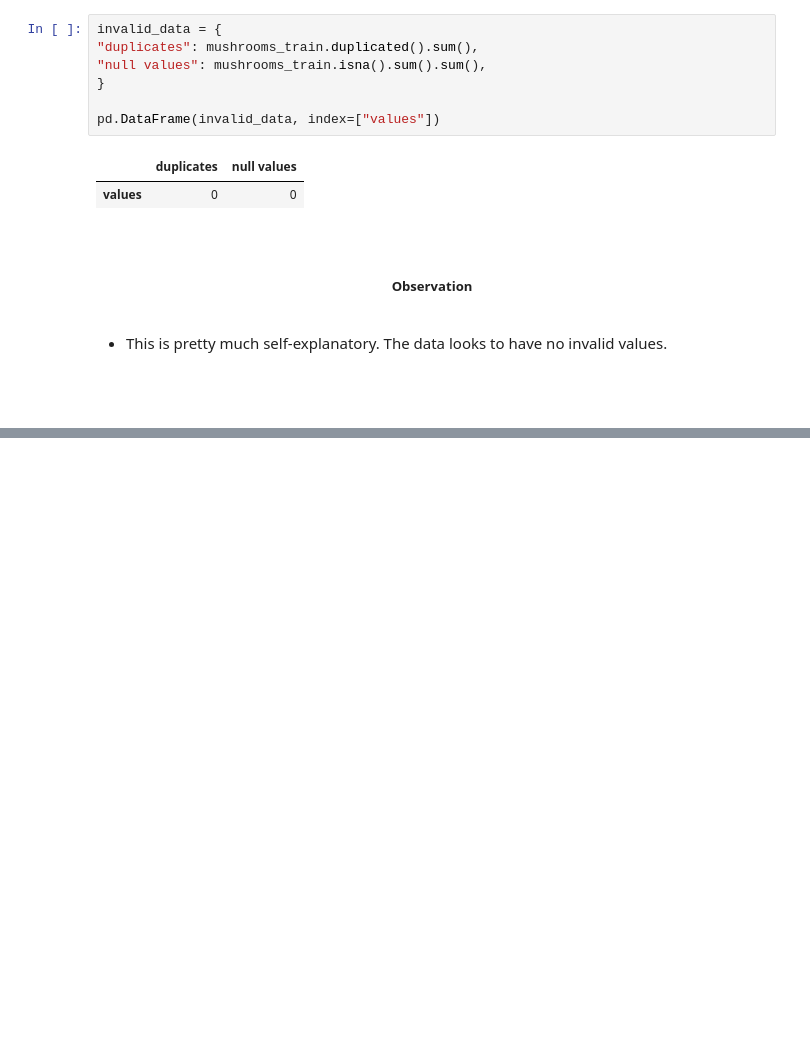
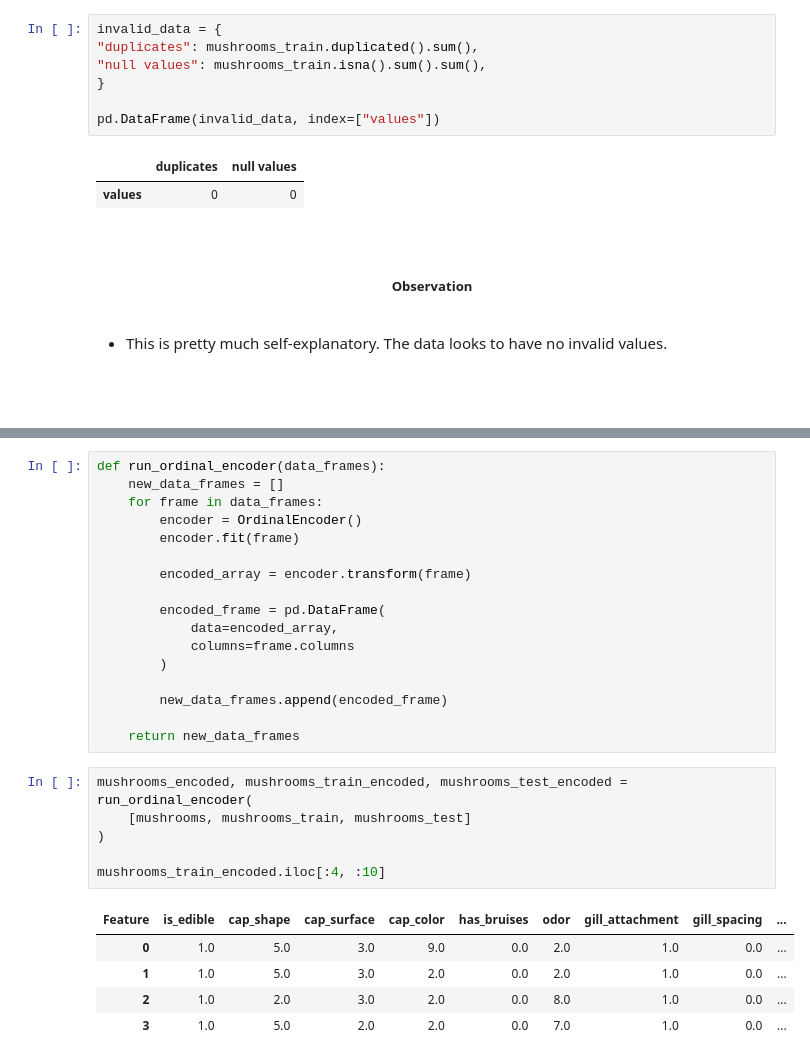
Before and after one commit to MondeAnna/posinous-mushrooms, a Jupyter notebook: notebook/mushrooms.ipynb, the cells around one changed output, grey strips where cells are left out. Drawn from its saved outputs; the diff is of its cells as text; blank space fills up the shorter version.

Commit message:
feat (eda): run one-hot encoding
    • used ordinal encoder

    • encoding run on:
        ⋄ original data
        ⋄ training set
        ⋄ test set

```diff
--- a/notebook/mushrooms.ipynb
+++ b/notebook/mushrooms.ipynb
@@ -255,0 +265,29 @@ pd.DataFrame(invalid_data, index=["values"])
+# %%
+def run_ordinal_encoder(data_frames):
+    new_data_frames = []
+    for frame in data_frames:
+        encoder = OrdinalEncoder()
+        encoder.fit(frame)
+
+        encoded_array = encoder.transform(frame)
+
+        encoded_frame = pd.DataFrame(
+            data=encoded_array,
+            columns=frame.columns
+        )
+
+        new_data_frames.append(encoded_frame)
+
+    return new_data_frames
+# %%
+mushrooms_encoded, mushrooms_train_encoded, mushrooms_test_encoded = run_ordinal_encoder(
+    [mushrooms, mushrooms_train, mushrooms_test]
+)
+
+mushrooms_train_encoded.iloc[:4, :10]
+# %% [output]
+| Feature | is_edible | cap_shape | cap_surface | cap_color | has_bruises | odor | gill_attachment | gill_spacing | ... |
+| 0 | 1.0 | 5.0 | 3.0 | 9.0 | 0.0 | 2.0 | 1.0 | 0.0 | ... |
+| 1 | 1.0 | 5.0 | 3.0 | 2.0 | 0.0 | 2.0 | 1.0 | 0.0 | ... |
+| 2 | 1.0 | 2.0 | 3.0 | 2.0 | 0.0 | 8.0 | 1.0 | 0.0 | ... |
+| 3 | 1.0 | 5.0 | 2.0 | 2.0 | 0.0 | 7.0 | 1.0 | 0.0 | ... |
```
Also changed, not shown: parts of 1 cell of this notebook.
